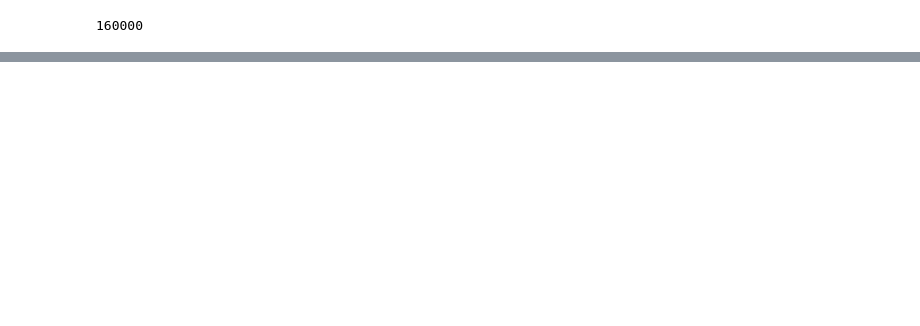
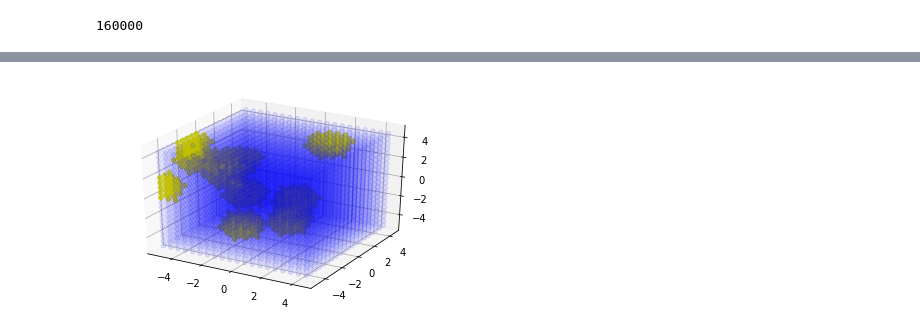
Before and after one commit to vuvuzella/uni_research_betti_data, a Jupyter notebook: Swiss_Cheese.ipynb, the cells around one changed output, grey strips where cells are left out. Saved outputs shown, nothing was run; the diff lists cells and outputs as text; code cells hidden in the pictures; blank space fills up the shorter version.

```diff
--- a/Swiss_Cheese.ipynb
+++ b/Swiss_Cheese.ipynb
@@ -50,0 +55,53 @@ plt.show()
+# %%
+# Produce 3D data
+from mpl_toolkits.mplot3d import Axes3D
+
+centroids3D = []
+
+size = 5
+dataPoints = np.arange(-size, size, 0.5)
+
+meshX, meshY, meshZ = np.meshgrid(dataPoints, dataPoints, dataPoints)
+
+for num in range(N):
+    x = random.randint(-size, size)
+    y = random.randint(-size, size)
+    z = random.randint(-size, size)
+    centroids3D.append((x, y, z))
+
+pred3D = []
+pred3D = []
+bluePred = []
+blueX = []
+blueY = []
+blueZ = []
+yellowX = []
+yellowY = []
+yellowZ = []
+yellowPred = []
+
+for x in dataPoints:
+    for y in dataPoints:
+        for z in dataPoints:
+            if isNearCentroid(centroids3D, x, y, z) is True:
+                yellowX.append(x)
+                yellowY.append(y)
+                yellowZ.append(z)
+                yellowPred.append('y')
+                pred3D.append('y')
+            else:
+                blueX.append(x)
+                blueY.append(y)
+                blueZ.append(z)
+                bluePred.append('b')
+                pred3D.append('b')
+
+fig = plt.figure()
+ax = fig.add_subplot(111, projection='3d')
+
+ax.scatter(yellowX, yellowY, yellowZ, c=yellowPred, alpha=0.8)
+ax.scatter(blueX, blueY, blueZ, c=bluePred, alpha=0.1)
+
+plt.show()
+# %% [output]
+[figure, added]
```
Also changed, not shown: parts of 4 cells of this notebook, 2 other files.
